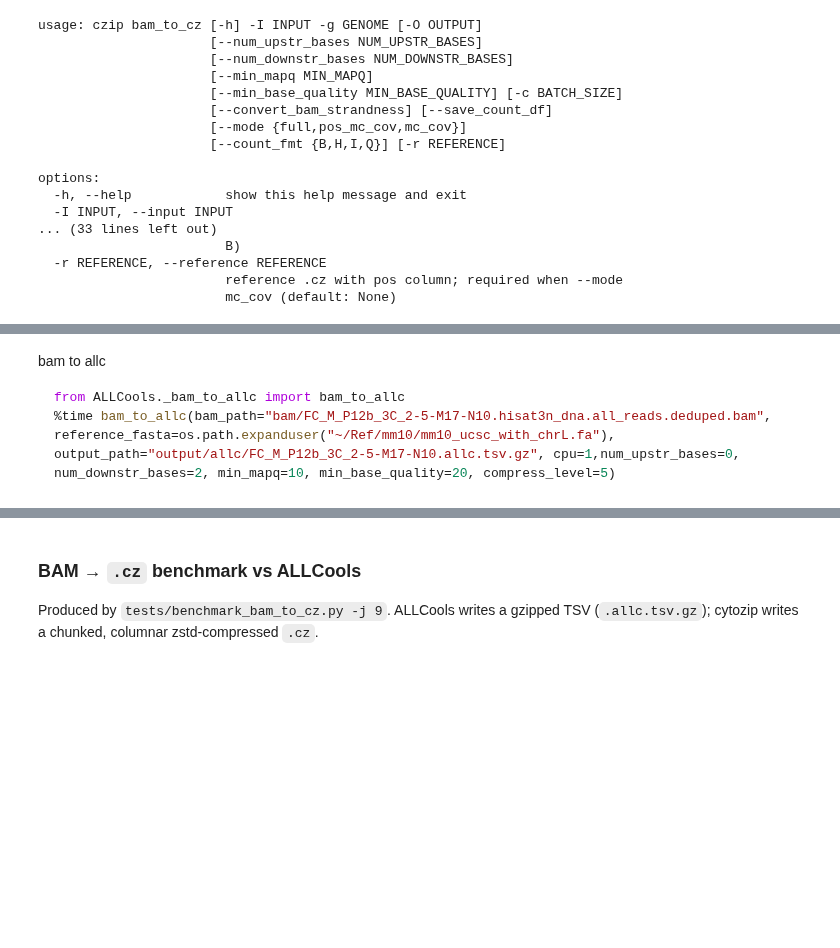
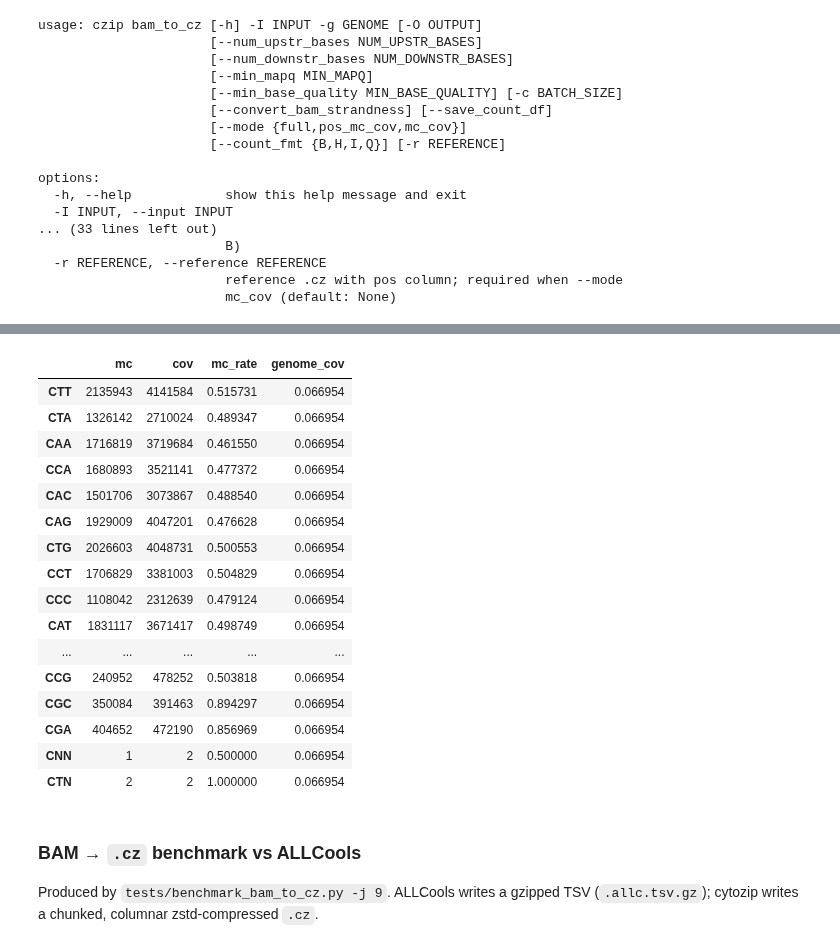
Before and after one commit to DingWB/cytozip, a Jupyter notebook: notebooks/2.dnam.ipynb, the cells around one changed output, grey strips where cells are left out. Cells and saved outputs as stored; diff of their text form; code cells hidden in the pictures; blank space fills up the shorter version.

````diff
--- a/notebooks/2.dnam.ipynb
+++ b/notebooks/2.dnam.ipynb
@@ -144,6 +144,9 @@ sys     0m10.720s
-# %% [markdown]
-bam to allc
-```python
-from ALLCools._bam_to_allc import bam_to_allc
-%time bam_to_allc(bam_path="bam/FC_M_P12b_3C_2-5-M17-N10.hisat3n_dna.all_reads.deduped.bam", reference_fasta=os.path.expanduser("~/Ref/mm10/mm10_ucsc_with_chrL.fa"), output_path="output/allc/FC_M_P12b_3C_2-5-M17-N10.allc.tsv.gz", cpu=1,num_upstr_bases=0, num_downstr_bases=2, min_mapq=10, min_base_quality=20, compress_level=5)
-```
+# %%
+#bam to allc
+from ALLCools._bam_to_allc import bam_to_allc
+%time bam_to_allc(bam_path="bam/FC_M_P12b_3C_2-5-M17-N10.hisat3n_dna.all_reads.deduped.bam", \
+                  reference_fasta=os.path.expanduser("~/Ref/mm10/mm10_ucsc_with_chrL.fa"), \
+                  output_path="output/allc/FC_M_P12b_3C_2-5-M17-N10.allc.tsv.gz", \
+                  cpu=1,num_upstr_bases=0, num_downstr_bases=2, \
+                  min_mapq=10, min_base_quality=20)
+# %% [output]
@@ -150,3 +155,20 @@ from ALLCools._bam_to_allc import bam_to_allc
+|  | mc | cov | mc_rate | genome_cov |
+| CTT | 2135943 | 4141584 | 0.515731 | 0.066954 |
+| CTA | 1326142 | 2710024 | 0.489347 | 0.066954 |
+| CAA | 1716819 | 3719684 | 0.461550 | 0.066954 |
+| CCA | 1680893 | 3521141 | 0.477372 | 0.066954 |
+| CAC | 1501706 | 3073867 | 0.488540 | 0.066954 |
+| CAG | 1929009 | 4047201 | 0.476628 | 0.066954 |
+| CTG | 2026603 | 4048731 | 0.500553 | 0.066954 |
+| CCT | 1706829 | 3381003 | 0.504829 | 0.066954 |
+| CCC | 1108042 | 2312639 | 0.479124 | 0.066954 |
+| CAT | 1831117 | 3671417 | 0.498749 | 0.066954 |
+| ... | ... | ... | ... | ... |
+| CCG | 240952 | 478252 | 0.503818 | 0.066954 |
+| CGC | 350084 | 391463 | 0.894297 | 0.066954 |
+| CGA | 404652 | 472190 | 0.856969 | 0.066954 |
+| CNN | 1 | 2 | 0.500000 | 0.066954 |
+| CTN | 2 | 2 | 1.000000 | 0.066954 |
 # %% [markdown]
 ### BAM → `.cz` benchmark vs ALLCools
 
````
Also changed, not shown: parts of 23 cells of this notebook, 6 other files.
